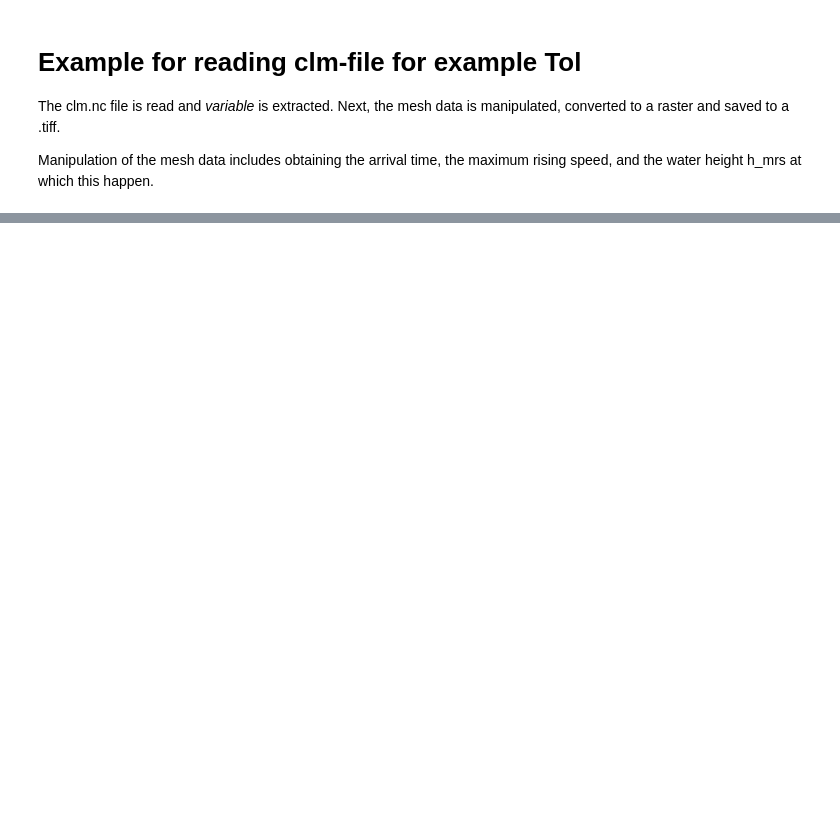
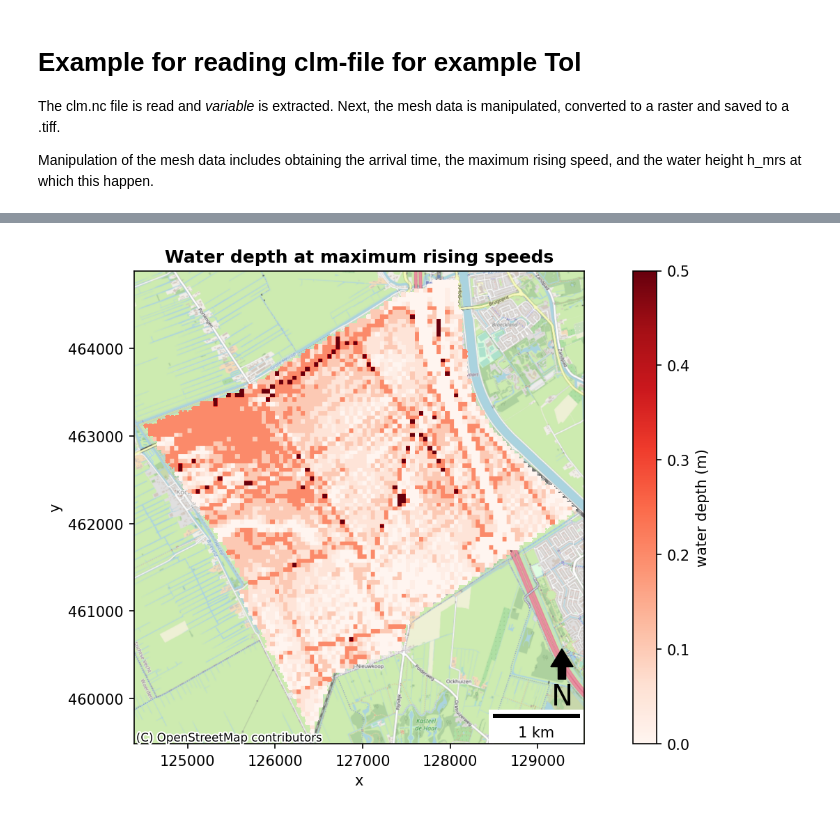
Before and after one commit to HydroLogicBV/D-HYDROLOGIC, a Jupyter notebook: docs/_sources/clm_example_tol.ipynb, the cells around one changed output, grey strips where cells are left out. Saved outputs shown, nothing was run; the diff lists cells and outputs as text; code cells hidden in the pictures; blank space fills up the shorter version.

```diff
--- a/docs/_sources/clm_example_tol.ipynb
+++ b/docs/_sources/clm_example_tol.ipynb
@@ -69,0 +80,19 @@ plt.show()
+# %%
+# Plot water depth of maximum rising speed
+_, _, grid_data = mesh_to_tiff(
+        h_mrs,
+        input_file_path,
+        output_file_path + r"\h_mrs.tiff",
+        resolution,
+        distance_tol,
+        interpolation=interpolation,
+    )
+fig, ax = raster_plot_with_context(
+    raster_path = output_file_path + r"\h_mrs.tiff",
+    epsg = 28992,
+    clabel = "water depth (m)",
+    cmap = "Reds",
+    title = "Water depth at maximum rising speeds",
+    )
+# %% [output]
+[figure, added]
```
Also changed, not shown: parts of 7 cells of this notebook, 34 other files.
